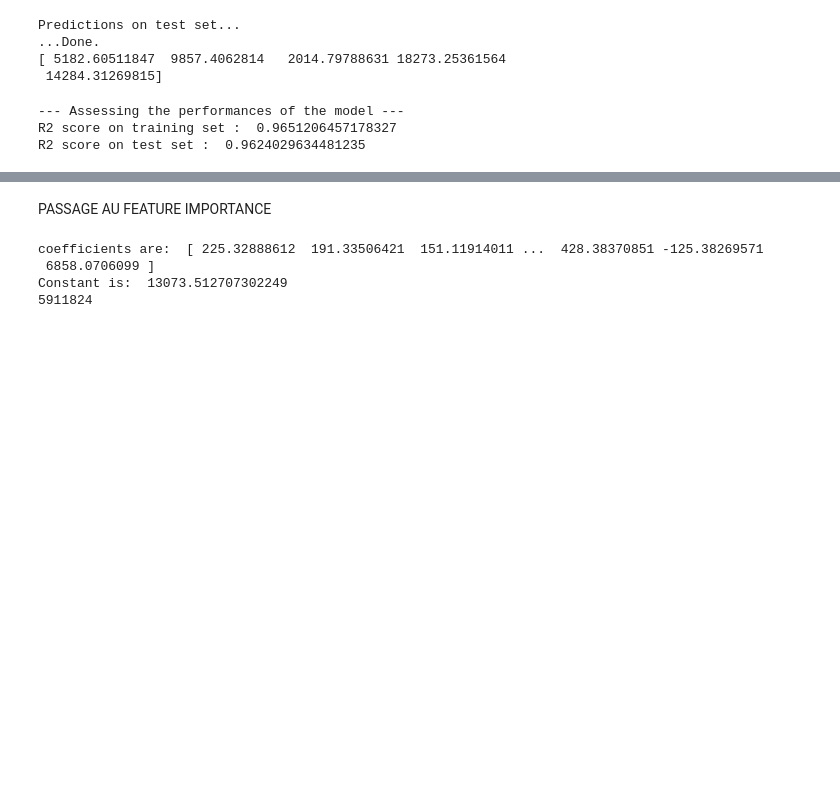
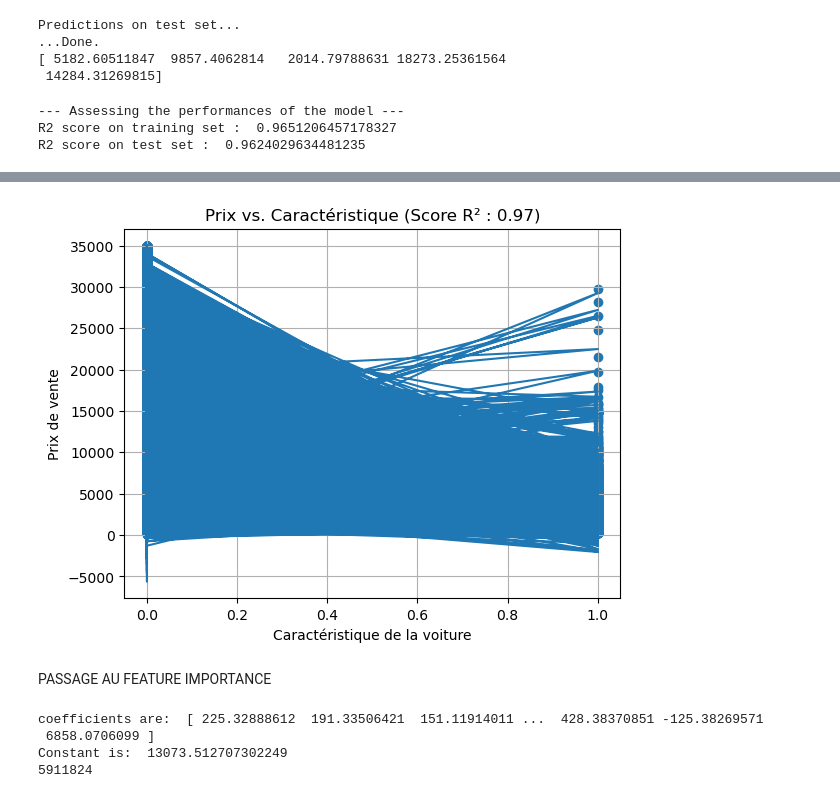
Before and after one commit to Qv-code-Qv/car_prices, a Jupyter notebook: car_price.ipynb, the cells around one changed output, grey strips where cells are left out. Saved outputs shown, nothing was run; the diff lists cells and outputs as text; code cells hidden in the pictures; blank space fills up the shorter version.

```diff
--- a/car_price.ipynb
+++ b/car_price.ipynb
@@ -941,3 +957,14 @@ R2 score on test set :  0.9624029634481235
+# %%
+dense_array = X_train[:, 0].toarray().ravel()
+plt.scatter(dense_array, y_train)
+plt.plot(dense_array, regressor.predict(X_train))
+plt.xlabel("Caractéristique de la voiture")
+plt.ylabel("Prix de vente")
+plt.title("Prix vs. Caractéristique (Score R² : {:.2f})".format(score_r2_entrainement))
+plt.grid(True)
+plt.show()
+# %% [output]
+[figure, added]
 # %% [markdown]
 PASSAGE AU FEATURE IMPORTANCE
 # %%
```
Also changed, not shown: parts of 3 cells of this notebook.
